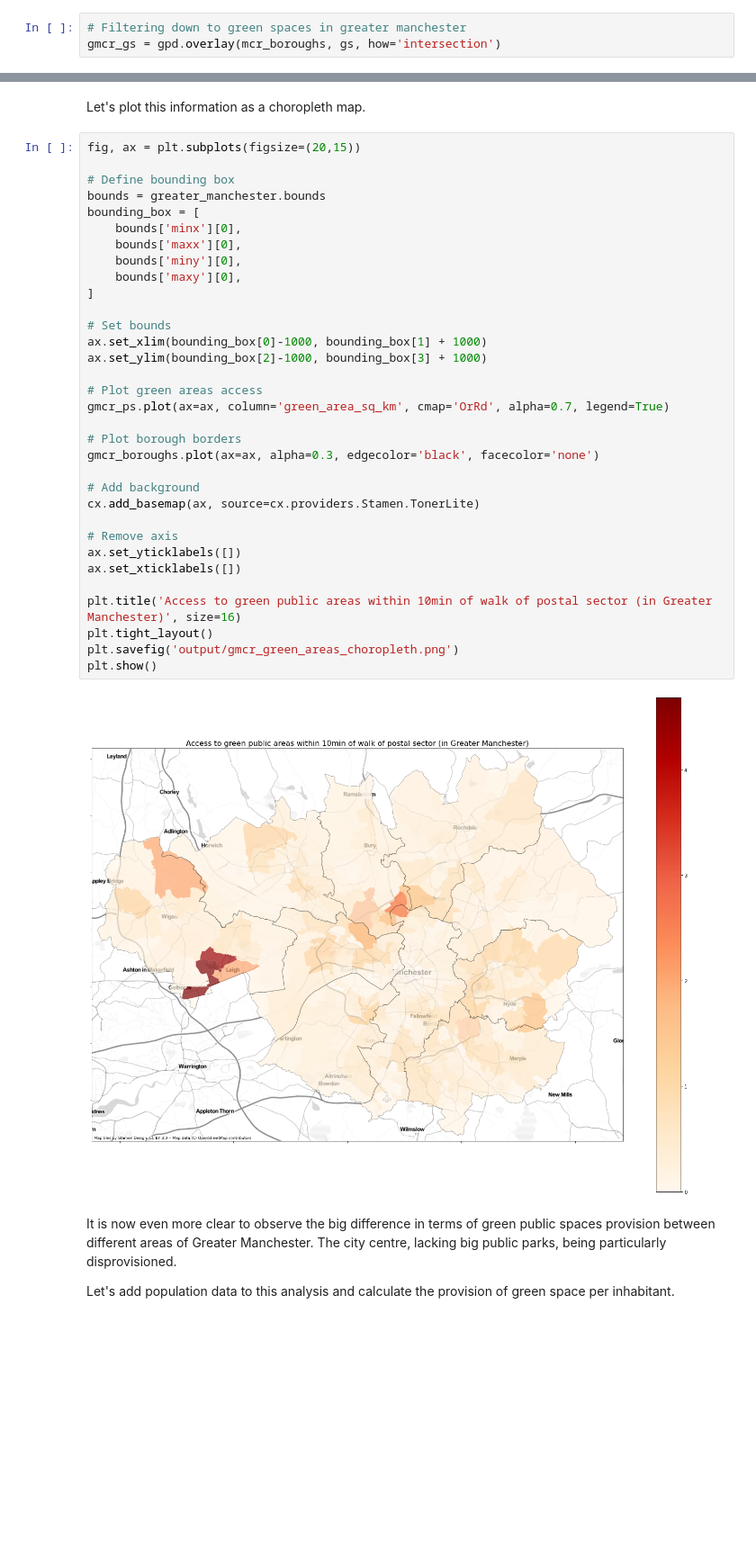
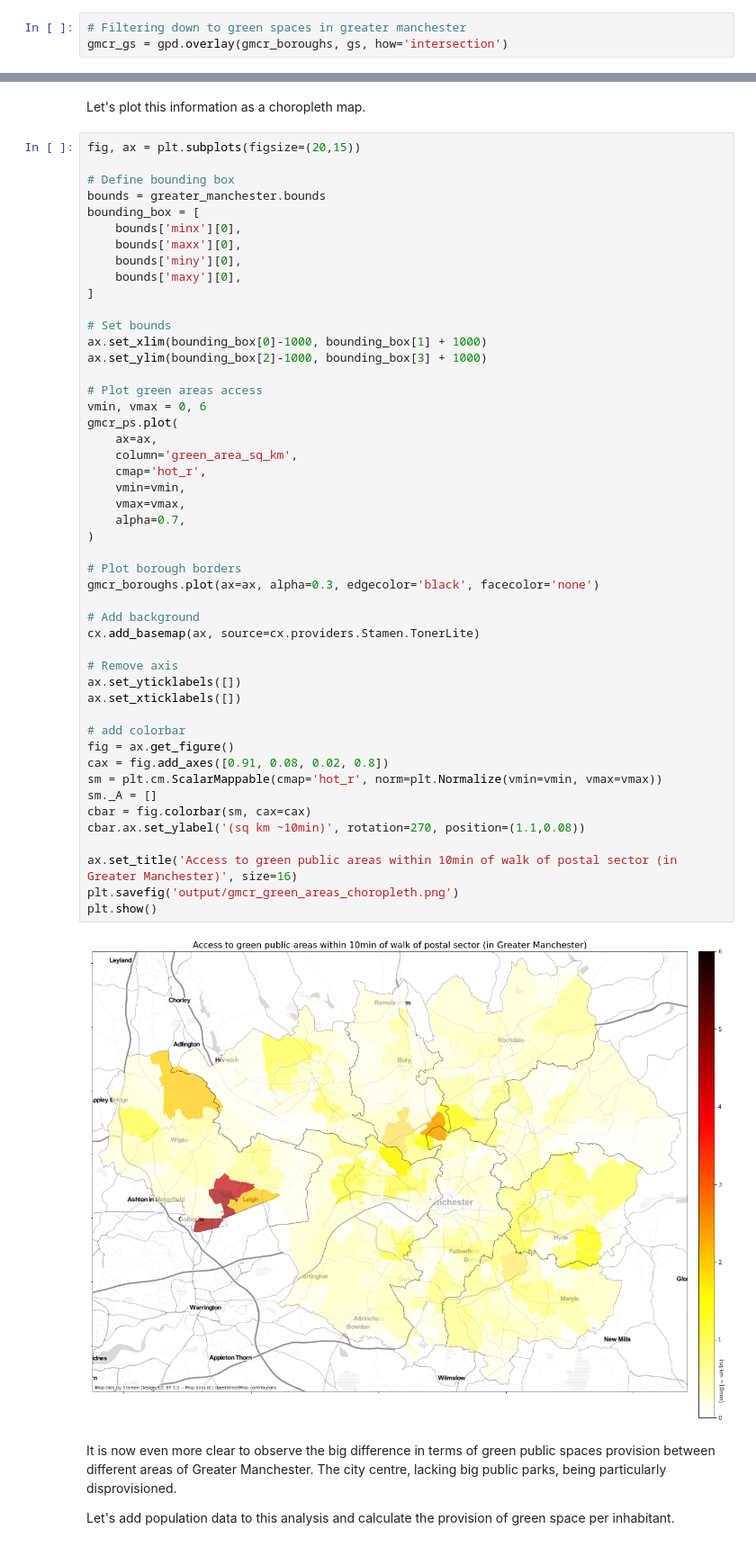
Before and after one commit to neperiana/data-science-projects, a Jupyter notebook: mapping_urban_green_areas/mapping_mcr_green_spaces.ipynb, the cells around one changed output, grey strips where cells are left out. Shown at 90% size. Drawn from its saved outputs; the diff is of its cells as text; blank space fills up the shorter version.

Commit message:
fixing color bar

```diff
--- a/mapping_urban_green_areas/mapping_mcr_green_spaces.ipynb
+++ b/mapping_urban_green_areas/mapping_mcr_green_spaces.ipynb
@@ -131,7 +131,7 @@ gs.to_crs(epsg=3857, inplace=True)
 And let's only keep those that overlap with the boundaries of Greater Manchester using `Geopandas.overlay()` function.
 # %%
 # Filtering down to green spaces in greater manchester
-gmcr_gs = gpd.overlay(mcr_boroughs, gs, how='intersection')
+gmcr_gs = gpd.overlay(gmcr_boroughs, gs, how='intersection')
 # %% [markdown]
 Again, plotting these shapes is as easy as calling the `geopandas.plot` method.
 # %%
@@ -343,37 +343,52 @@ Let's plot this information as a choropleth map.
 fig, ax = plt.subplots(figsize=(20,15))
 
 # Define bounding box
 bounds = greater_manchester.bounds
 bounding_box = [
     bounds['minx'][0],
     bounds['maxx'][0],
     bounds['miny'][0],
     bounds['maxy'][0],
 ]
 
 # Set bounds
 ax.set_xlim(bounding_box[0]-1000, bounding_box[1] + 1000)
 ax.set_ylim(bounding_box[2]-1000, bounding_box[3] + 1000)
 
 # Plot green areas access
-gmcr_ps.plot(ax=ax, column='green_area_sq_km', cmap='OrRd', alpha=0.7, legend=True)
+vmin, vmax = 0, 6
+gmcr_ps.plot(
+    ax=ax,
+    column='green_area_sq_km',
+    cmap='hot_r',
+    vmin=vmin,
+    vmax=vmax,
+    alpha=0.7,
+)
 
 # Plot borough borders
 gmcr_boroughs.plot(ax=ax, alpha=0.3, edgecolor='black', facecolor='none')
 
 # Add background
 cx.add_basemap(ax, source=cx.providers.Stamen.TonerLite)
 
 # Remove axis
 ax.set_yticklabels([])
 ax.set_xticklabels([])
 
-plt.title('Access to green public areas within 10min of walk of postal sector (in Greater Manchester)', size=16)
-plt.tight_layout()
+# add colorbar
+fig = ax.get_figure()
+cax = fig.add_axes([0.91, 0.08, 0.02, 0.8])
+sm = plt.cm.ScalarMappable(cmap='hot_r', norm=plt.Normalize(vmin=vmin, vmax=vmax))
+sm._A = []
+cbar = fig.colorbar(sm, cax=cax)
+cbar.ax.set_ylabel('(sq km ~10min)', rotation=270, position=(1.1,0.08))
+
+ax.set_title('Access to green public areas within 10min of walk of postal sector (in Greater Manchester)', size=16)
 plt.savefig('output/gmcr_green_areas_choropleth.png')
 plt.show()
 # %% [output]
-[figure, old version]
+[figure, new version]
 # %% [markdown]
 It is now even more clear to observe the big difference in terms of green public spaces provision between different areas of Greater Manchester. The city centre, lacking big public parks, being particularly disprovisioned.
 
```
Also changed, not shown: parts of 2 cells of this notebook, 1 other file.
